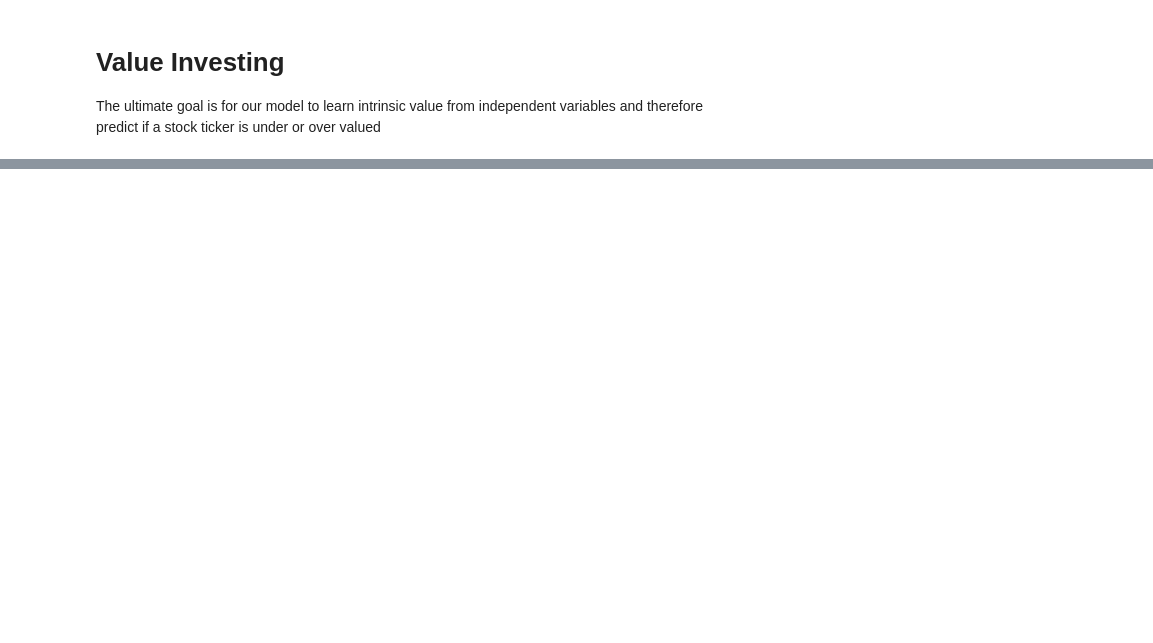
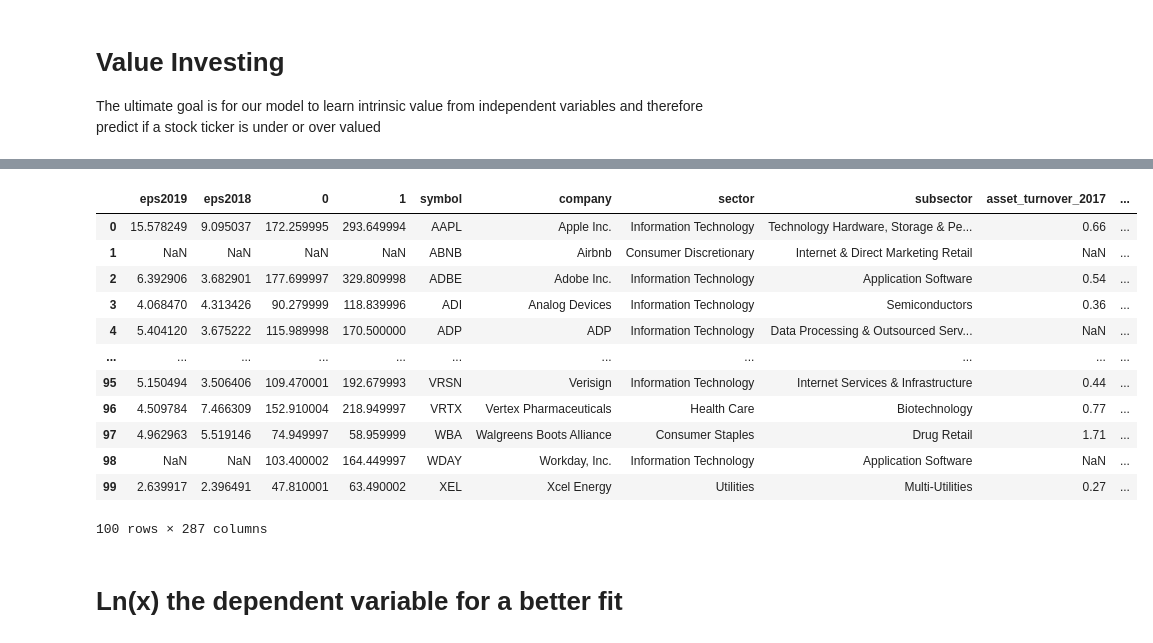
Before and after one commit to hodge-py/PyAdvisor, a Jupyter notebook: MLStockModels.ipynb, the cells around one changed output, grey strips where cells are left out. Drawn from its saved outputs; the diff is of its cells as text; code cells hidden in the pictures; blank space fills up the shorter version.

```diff
--- a/MLStockModels.ipynb
+++ b/MLStockModels.ipynb
@@ -98,21 +38,0 @@ df_clean2.head(100)
-# %%
-independentV = []
-for index, row in df_clean2.iterrows():
-    data2 = yf.Ticker(row['Ticker'])
-    infos = data2.info
-    try:
-        PE = infos['trailingPE']
-        if PE > 50:
-            PE = np.nan
-    except:
-        PE = np.nan
-    try:
-        PB = infos['priceToBook']
-        if PB > 50:
-            PB = np.nan
-    except:
-        PB = np.nan
-
-    independentV.append([PE,PB])
-
-print(independentV)
@@ -165,0 +41,11 @@ print(pred2)
+# %%
+prices = []
+for index, row in df.iterrows():
+    try:
+        df_tmp = pd.read_csv(f"./stocks/{row['symbol']}.csv")
+        df_tmp.set_index('Date', inplace=True)
+        prices.append([df_tmp.loc['2018-01-02']["Close"],df_tmp.loc['2019-12-31']["Close"]])
+    except:
+        prices.append([np.nan, np.nan])
+print(df_tmp.loc['2019-12-31'])
+print(prices)
@@ -165,0 +61,4 @@ print(pred2)
+# %%
+tmpDf = pd.DataFrame(prices)
+new_df = pd.concat([tmpDf,df], axis=1)
+new_df.head()
@@ -165,0 +73,21 @@ print(pred2)
+# %%
+new_df.insert(loc=0, column='eps2018', value=(new_df.iloc[:,0]/new_df['price_to_earnings_ratio_2018']))
+new_df.insert(loc=0, column='eps2019', value=(new_df.iloc[:,2]/new_df['price_to_earnings_ratio_2019']))
+# %%
+new_df.head(100)
+# %% [output]
+|  | eps2019 | eps2018 | 0 | 1 | symbol | company | sector | subsector | asset_turnover_2017 | ... |
+| 0 | 15.578249 | 9.095037 | 172.259995 | 293.649994 | AAPL | Apple Inc. | Information Technology | Technology Hardware, Storage & Pe... | 0.66 | ... |
+| 1 | NaN | NaN | NaN | NaN | ABNB | Airbnb | Consumer Discretionary | Internet & Direct Marketing Retail | NaN | ... |
+| 2 | 6.392906 | 3.682901 | 177.699997 | 329.809998 | ADBE | Adobe Inc. | Information Technology | Application Software | 0.54 | ... |
+| 3 | 4.068470 | 4.313426 | 90.279999 | 118.839996 | ADI | Analog Devices | Information Technology | Semiconductors | 0.36 | ... |
+| 4 | 5.404120 | 3.675222 | 115.989998 | 170.500000 | ADP | ADP | Information Technology | Data Processing & Outsourced Serv... | NaN | ... |
+| ... | ... | ... | ... | ... | ... | ... | ... | ... | ... | ... |
+| 95 | 5.150494 | 3.506406 | 109.470001 | 192.679993 | VRSN | Verisign | Information Technology | Internet Services & Infrastructure | 0.44 | ... |
+| 96 | 4.509784 | 7.466309 | 152.910004 | 218.949997 | VRTX | Vertex Pharmaceuticals | Health Care | Biotechnology | 0.77 | ... |
+| 97 | 4.962963 | 5.519146 | 74.949997 | 58.959999 | WBA | Walgreens Boots Alliance | Consumer Staples | Drug Retail | 1.71 | ... |
+| 98 | NaN | NaN | 103.400002 | 164.449997 | WDAY | Workday, Inc. | Information Technology | Application Software | NaN | ... |
+| 99 | 2.639917 | 2.396491 | 47.810001 | 63.490002 | XEL | Xcel Energy | Utilities | Multi-Utilities | 0.27 | ... |
+100 rows × 287 columns
+# %% [markdown]
+# Ln(x) the dependent variable for a better fit
```
Also changed, not shown: parts of 16 cells of this notebook, 1 other file.
